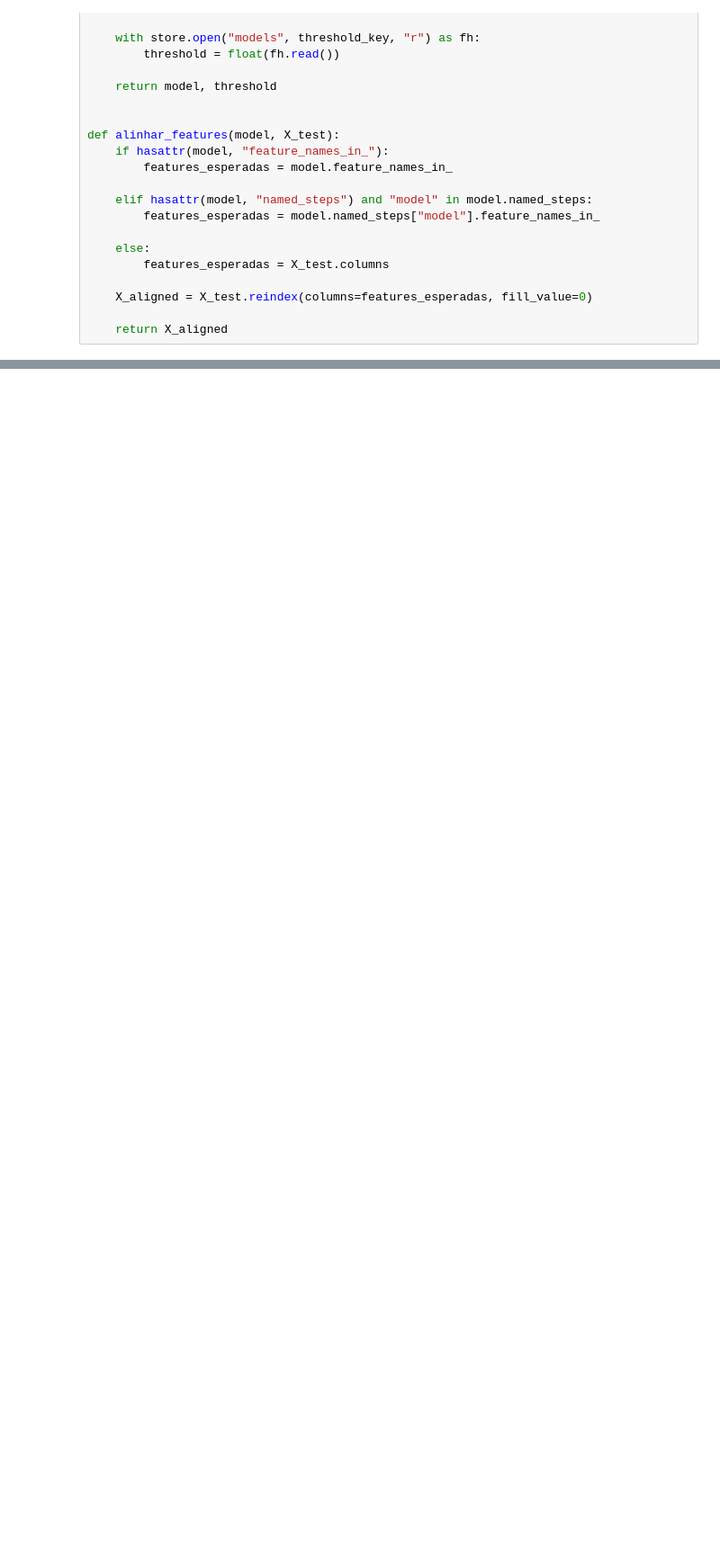
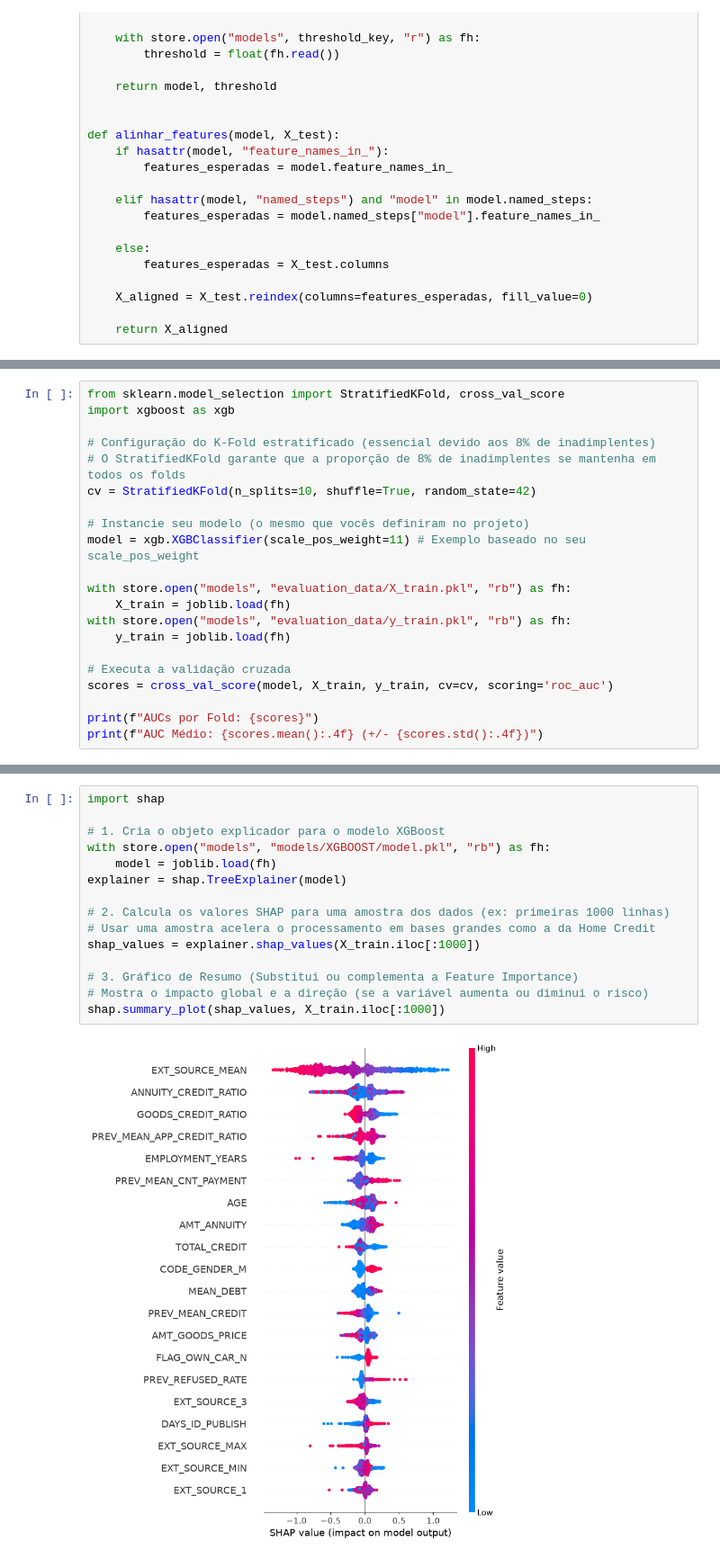
Before and after one commit to Beriond/projeto_ml, a Jupyter notebook: Model/evaluation.ipynb, the cells around one changed output, grey strips where cells are left out. Shown at 90% size. Cells and saved outputs as stored; diff of their text form; blank space fills up the shorter version.

Commit message:
adicionad shap

```diff
--- a/Model/evaluation.ipynb
+++ b/Model/evaluation.ipynb
@@ -322 +361,22 @@ Threshold     0.34977
 Name: 0, dtype: object, apresentando ROC AUC de 0.7718. A escolha considera principalmente a capacidade de separação entre bons e maus pagadores, além do equilíbrio observado entre precisão, recall e  ...
+# %%
+from sklearn.model_selection import StratifiedKFold, cross_val_score
+import xgboost as xgb
+
+# Configuração do K-Fold estratificado (essencial devido aos 8% de inadimplentes)
+# O StratifiedKFold garante que a proporção de 8% de inadimplentes se mantenha em todos os folds
+cv = StratifiedKFold(n_splits=10, shuffle=True, random_state=42)
+
+# Instancie seu modelo (o mesmo que vocês definiram no projeto)
+model = xgb.XGBClassifier(scale_pos_weight=11) # Exemplo baseado no seu scale_pos_weight
+
+with store.open("models", "evaluation_data/X_train.pkl", "rb") as fh:
+    X_train = joblib.load(fh)
+with store.open("models", "evaluation_data/y_train.pkl", "rb") as fh:
+    y_train = joblib.load(fh)
+
+# Executa a validação cruzada
+scores = cross_val_score(model, X_train, y_train, cv=cv, scoring='roc_auc')
+
+print(f"AUCs por Fold: {scores}")
+print(f"AUC Médio: {scores.mean():.4f} (+/- {scores.std():.4f})")
@@ -322,0 +387,17 @@ Name: 0, dtype: object, apresentando ROC AUC de 0.7718. A escolha considera prin
+# %%
+import shap
+
+# 1. Cria o objeto explicador para o modelo XGBoost
+with store.open("models", "models/XGBOOST/model.pkl", "rb") as fh:
+    model = joblib.load(fh)
+explainer = shap.TreeExplainer(model)
+
+# 2. Calcula os valores SHAP para uma amostra dos dados (ex: primeiras 1000 linhas)
+# Usar uma amostra acelera o processamento em bases grandes como a da Home Credit
+shap_values = explainer.shap_values(X_train.iloc[:1000])
+
+# 3. Gráfico de Resumo (Substitui ou complementa a Feature Importance)
+# Mostra o impacto global e a direção (se a variável aumenta ou diminui o risco)
+shap.summary_plot(shap_values, X_train.iloc[:1000])
+# %% [output]
+[figure, added]
```
Also changed, not shown: parts of 9 cells of this notebook.
